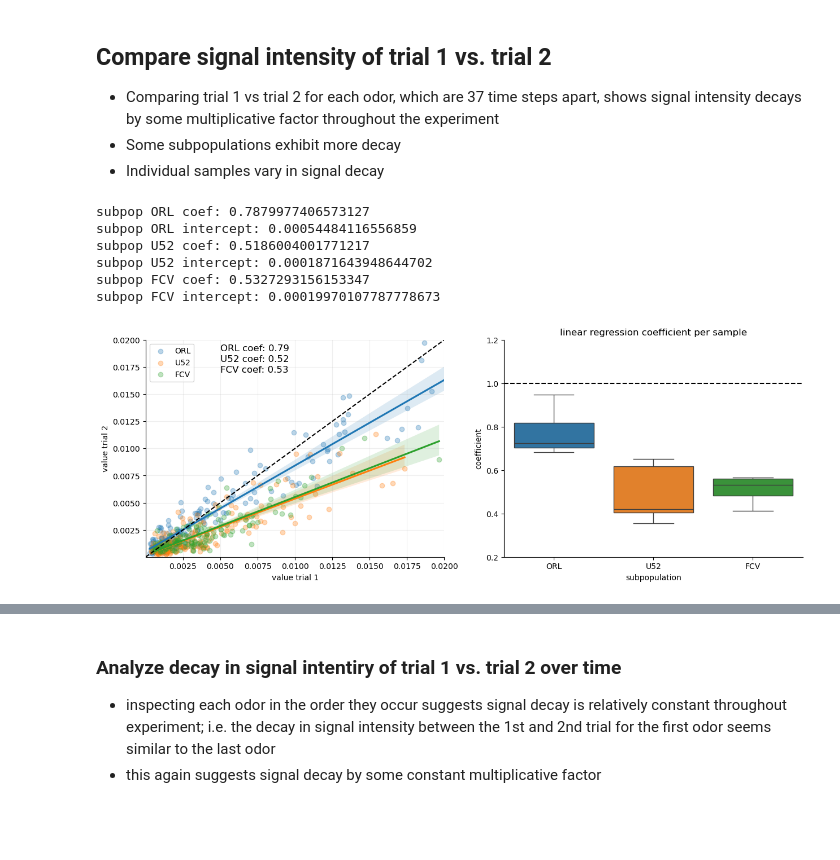
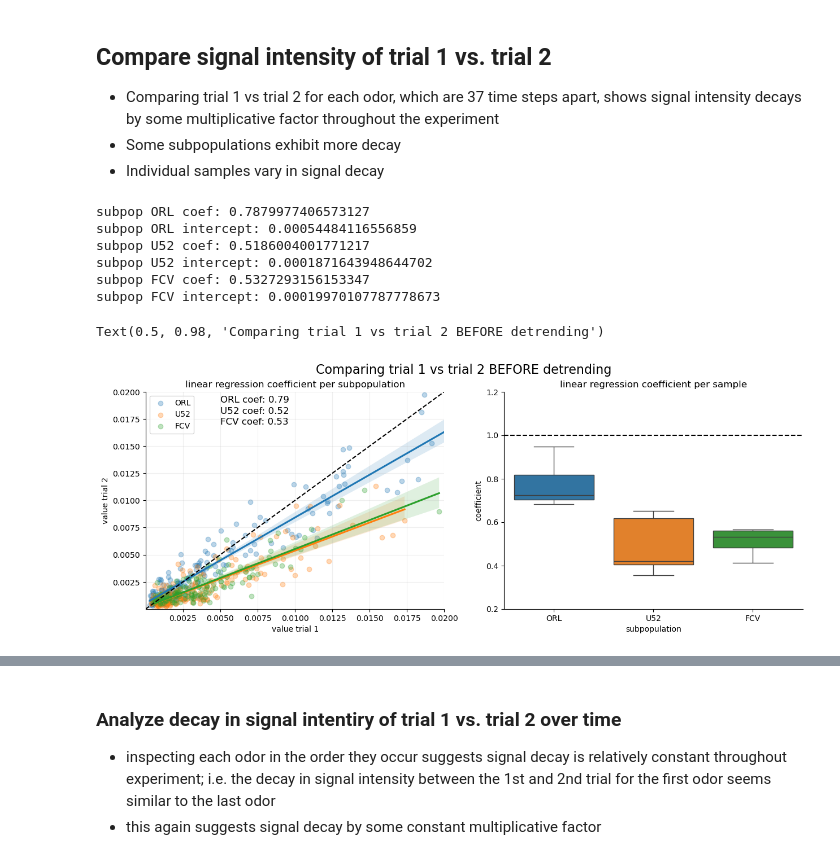
Before and after one commit to brian-arnold/whole_AL_segmentation, a Jupyter notebook: 02_detrend_data.ipynb, the cells around one changed output, grey strips where cells are left out. Saved outputs shown, nothing was run; the diff lists cells and outputs as text; code cells hidden in the pictures; blank space fills up the shorter version.

Commit message:
updated documentation to detrending notebook

```diff
--- a/02_detrend_data.ipynb
+++ b/02_detrend_data.ipynb
@@ -104,34 +104,39 @@ axs[0].legend(loc='upper left')
 # add x=y line to axs[0]
 axs[0].plot([0,1],[0,1], color='black', linestyle='--')
 axs[0].grid(True, alpha=0.2)
+axs[0].set_title('linear regression coefficient per subpopulation')
 
 
 # Plot linear regression coefficients for each sample
 reg_fits = defaultdict(list)
 for i,samp in enumerate(df.samp.unique()):
     subpop = df[df.samp == samp].subpop.unique()[0]
     X = list(df[(df.trial==1) & (df.samp == samp)]['value'])
     Y = list(df[(df.trial==2) & (df.samp == samp)]['value'])
 
     # fit a linear model
     coef, intercept = linear_regression(X,Y)
     LM_samp_slopes[samp] = coef
     reg_fits['subpop'].append(subpop)
     reg_fits['coef'].append(coef)
 
 reg_fits_df = pd.DataFrame(reg_fits)
 sns.boxplot(data=reg_fits_df, x='subpop', y='coef', ax=axs[1], hue='subpop')
 axs[1].set_ylabel('coefficient')
 axs[1].set_xlabel('subpopulation')
 axs[1].set_title('linear regression coefficient per sample')
 axs[1].set_ylim(0.2,1.2)
 axs[1].axhline(y=1, color='black', linestyle='--')
 sns.despine()
+
+# make grand title
+fig.suptitle('Comparing trial 1 vs trial 2 BEFORE detrending', fontsize=16)
 # %% [output]
 subpop ORL coef: 0.7879977406573127
 subpop ORL intercept: 0.00054484116556859
 subpop U52 coef: 0.5186004001771217
 subpop U52 intercept: 0.0001871643948644702
 subpop FCV coef: 0.5327293156153347
 subpop FCV intercept: 0.00019970107787778673
+Text(0.5, 0.98, 'Comparing trial 1 vs trial 2 BEFORE detrending')
-[figure, old version]
+[figure, new version]
```
Also changed, not shown: parts of 7 cells of this notebook.
